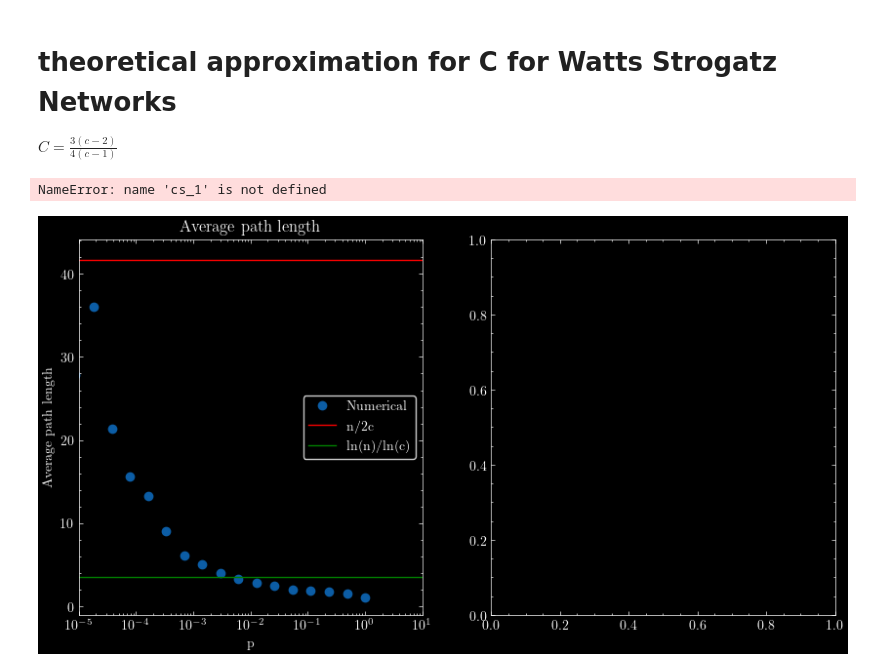
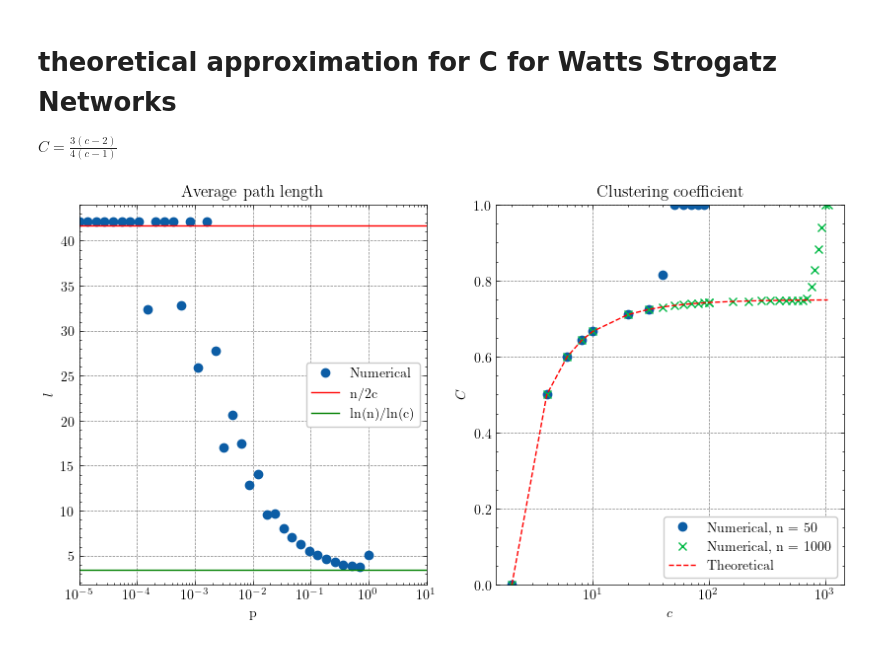
Before and after one commit to FelixWaldschock/Chalmers_FFR120_Simulation_Of_Complex_System, a Jupyter notebook: HW_03/Exercise_12-5.ipynb, the cells around one changed output. Saved outputs shown, nothing was run; the diff lists cells and outputs as text; code cells hidden in the pictures.

```diff
--- a/HW_03/Exercise_12-5.ipynb
+++ b/HW_03/Exercise_12-5.ipynb
@@ -172,7 +187,7 @@ C = np.zeros(len(p))
 
 # Init the network and evaluate L and C
 for i in trange(len(p)):
-    A_[:,:,i] = generateWattStrogatz(n, p[i], c)
+    A_[:,:,i] = generateWattsStrogatz(n, p[i], c)
     L_[:,:,i] = computePathMatrix(A_[:,:,i])
     C[i] = getClusteringCoefficient(A_[:,:,i])
 
@@ -182,11 +197,13 @@ avg_path_length = np.zeros(len(p))
 for i in trange(len(p)):
     avg_path_length[i] = getAveragePathLength(L_[:,:,i])
 # %%
+folder = "Data/"
+n_1 = 50
+n_2 = 1000
+p_0 = 0
 if(0):
     # compute for the clustering plot
-    n_1 = 50
-    n_2 = 1000
-    p_0 = 0
+
     # parameter c for the clustering coefficient, even numbers from 2 to 100 log spaced
     #cs = np.linspace(1,,40, dtype=int)*4
     # for n_1, create a cs array with even numbers from 2 to 100 log spaced
@@ -213,48 +230,72 @@ if(0):
 
     # Init the network and evaluate L and C
     for i in trange(len(cs_1)):
-        A_1[:,:,i] = generateWattStrogatz(n_1, p_0, cs_1[i])
+        A_1[:,:,i] = generateWattsStrogatz(n_1, p_0, cs_1[i])
         L_1[:,:,i] = computePathMatrix(A_1[:,:,i])
         C_1[i] = getClusteringCoefficient(A_1[:,:,i])
 
     for i in trange(len(cs_2)):
-        A_2[:,:,i] = generateWattStrogatz(n_2, p_0, cs_2[i])
+        A_2[:,:,i] = generateWattsStrogatz(n_2, p_0, cs_2[i])
         L_2[:,:,i] = computePathMatrix(A_2[:,:,i])
         C_2[i] = getClusteringCoefficient(A_2[:,:,i])
+
+    # save the data (A_1, L_1, C_1, A_2, L_2, C_2) in the folder "Data"
+
+    np.save(folder+"A_1", A_1)
+    np.save(folder+"L_1", L_1)
+    np.save(folder+"C_1", C_1)
+    np.save(folder+"A_2", A_2)
+    np.save(folder+"L_2", L_2)
+    np.save(folder+"C_2", C_2)
+    np.save(folder+"cs_1", cs_1)
+    np.save(folder+"cs_2", cs_2)
+# %%
+# load the data
+A_1 = np.load(folder+"A_1.npy")
+L_1 = np.load(folder+"L_1.npy")
+C_1 = np.load(folder+"C_1.npy")
+A_2 = np.load(folder+"A_2.npy")
+L_2 = np.load(folder+"L_2.npy")
+C_2 = np.load(folder+"C_2.npy")
+cs_1 = np.load(folder+"cs_1.npy")
+cs_2 = np.load(folder+"cs_2.npy")
 # %%
 # plot the data in a 1x2 subplot
 # left average length, right clustering coefficient
 
 fig, ax = plt.subplots(1,2, figsize=(10,5))
 
 # clear the plots
 ax[0].cla()
 ax[1].cla()
 
 # plot the numerical
 ax[0].semilogx(p, avg_path_length, 'o', label="Numerical")
 ax[0].set_xlabel("p")
-ax[0].set_ylabel("Average path length")
+ax[0].set_ylabel("$l$")
 ax[0].set_title("Average path length")
 ax[0].set_xlim(10e-6, 10e0)
 
 # plot the boundaries at n/2c (eq. 12.6) and ln(n)/ln(c) (eq. 12.7) -> draw horizontal lines
 ax[0].axhline(n/(2*c), label="n/2c", color="red")
 ax[0].axhline(np.log(n)/np.log(c), label="ln(n)/ln(c)", color="green")
 ax[0].legend()
 
 # plot the numerical coefficients on the right
 ax[1].semilogx(cs_1, C_1[:], 'o', label="Numerical, n = {}".format(n_1))
 ax[1].semilogx(cs_2, C_2[:], 'x', label="Numerical, n = {}".format(n_2))
 
 # plot the theoretical coefficients on the right
 ax[1].semilogx(cs_2, getClusteringCoefficientTheoretical(cs_2), '--r', label="Theoretical")
 
-ax[1].set_xlabel("c")
-ax[1].set_ylabel("Clustering coefficient")
+ax[1].set_xlabel("$c$")
+ax[1].set_ylabel("$C$")
+ax[1].set_title("Clustering coefficient")
+ax[1].set_ylim(0,1)
 
 # show legend
 ax[1].legend()
+
+plt.show()
 # %% [output]
-NameError: name 'cs_1' is not defined
-[figure, old version]
+[figure, new version]
```
Also changed, not shown: parts of 3 cells of this notebook, 8 other files.
